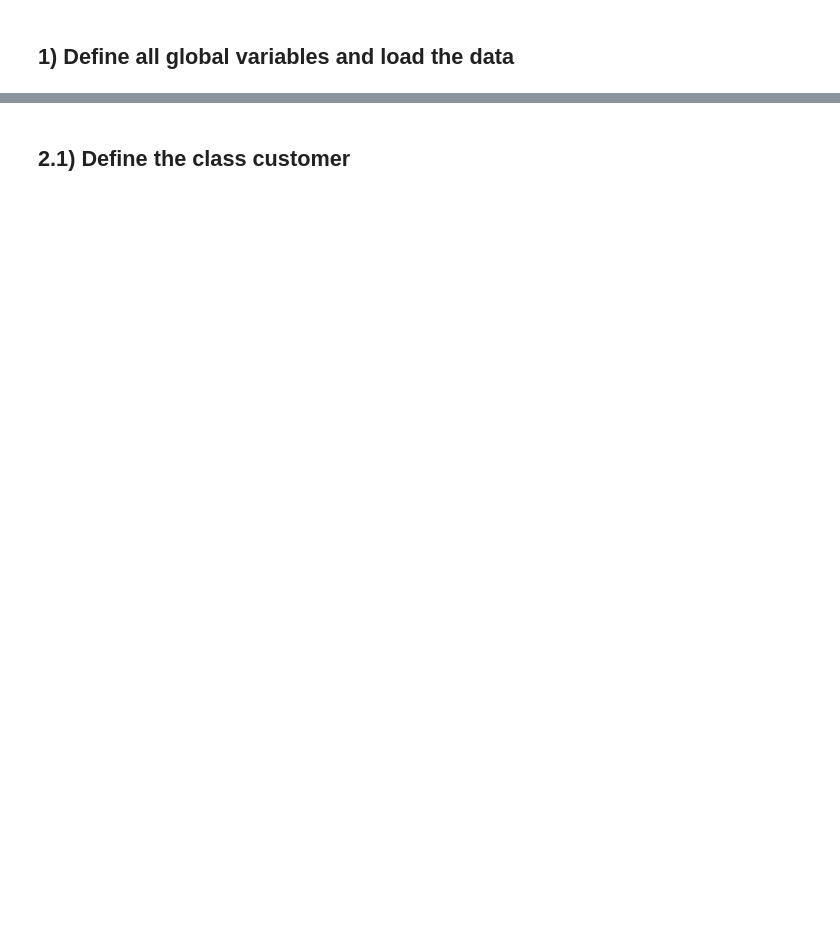
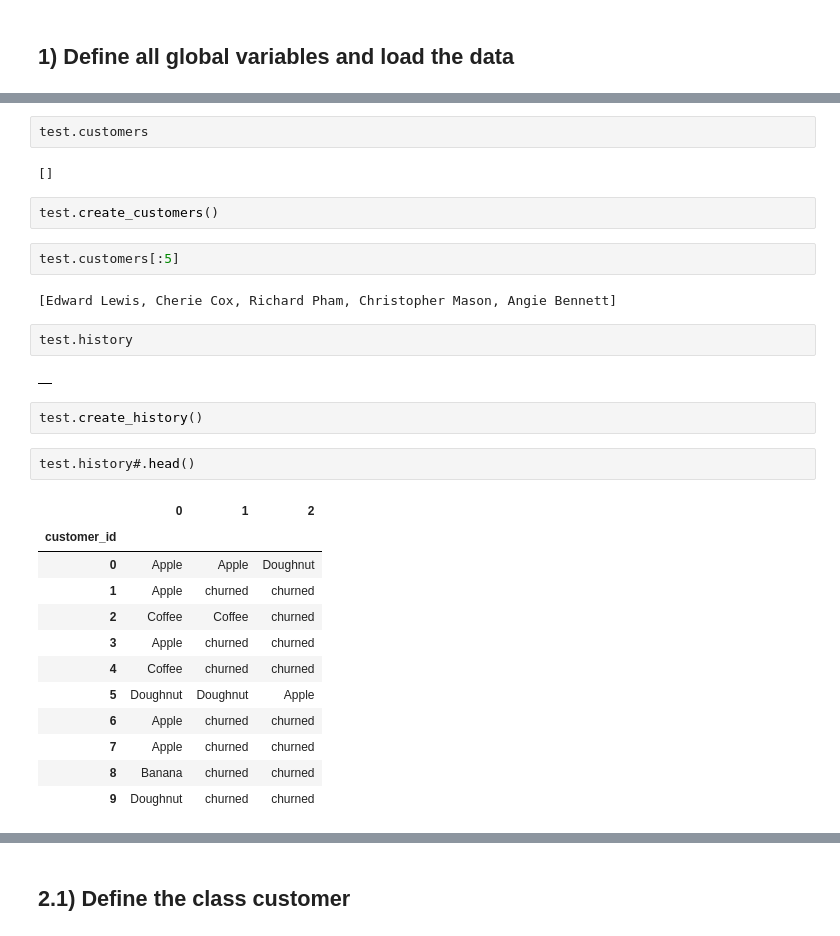
Before and after one commit to stefanfroth/Markov_Chain_Simulation, a Jupyter notebook: churn_simulator_class.ipynb, the cells around one changed output, grey strips where cells are left out. Saved outputs shown, nothing was run; the diff lists cells and outputs as text; blank space fills up the shorter version.

```diff
--- a/churn_simulator_class.ipynb
+++ b/churn_simulator_class.ipynb
@@ -40,0 +57,31 @@ PRICES = dict(cust[['flavor', 'price']].values.tolist())
+# %%
+test.customers
+# %% [output]
+[]
+# %%
+test.create_customers()
+# %%
+test.customers[:5]
+# %% [output]
+[Edward Lewis, Cherie Cox, Richard Pham, Christopher Mason, Angie Bennett]
+# %%
+test.history
+# %% [output]
+|  |
+# %%
+test.create_history()
+# %%
+test.history#.head()
+# %% [output]
+|  | 0 | 1 | 2 |
+| customer_id |  |  |  |
+| 0 | Apple | Apple | Doughnut |
+| 1 | Apple | churned | churned |
+| 2 | Coffee | Coffee | churned |
+| 3 | Apple | churned | churned |
+| 4 | Coffee | churned | churned |
+| 5 | Doughnut | Doughnut | Apple |
+| 6 | Apple | churned | churned |
+| 7 | Apple | churned | churned |
+| 8 | Banana | churned | churned |
+| 9 | Doughnut | churned | churned |
```
Also changed, not shown: parts of 9 cells of this notebook, 1 other file.
